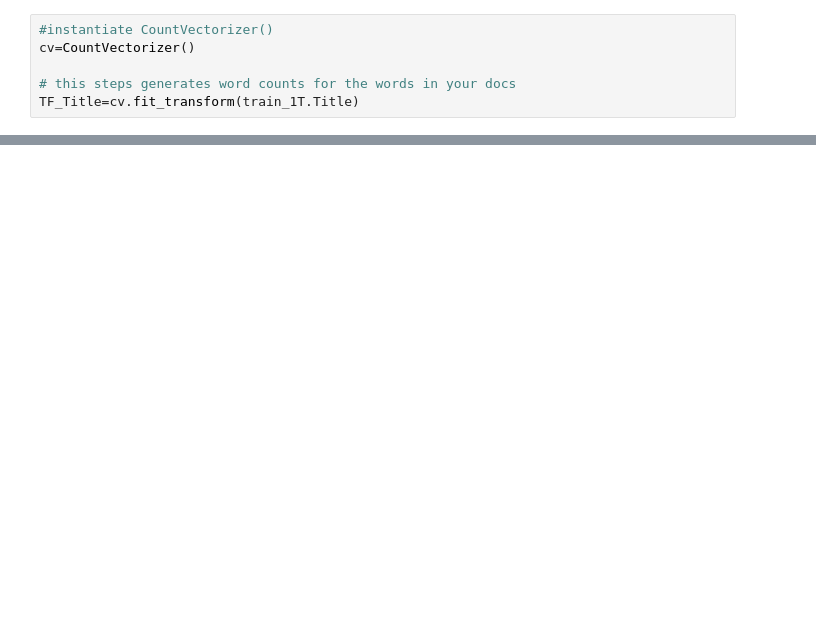
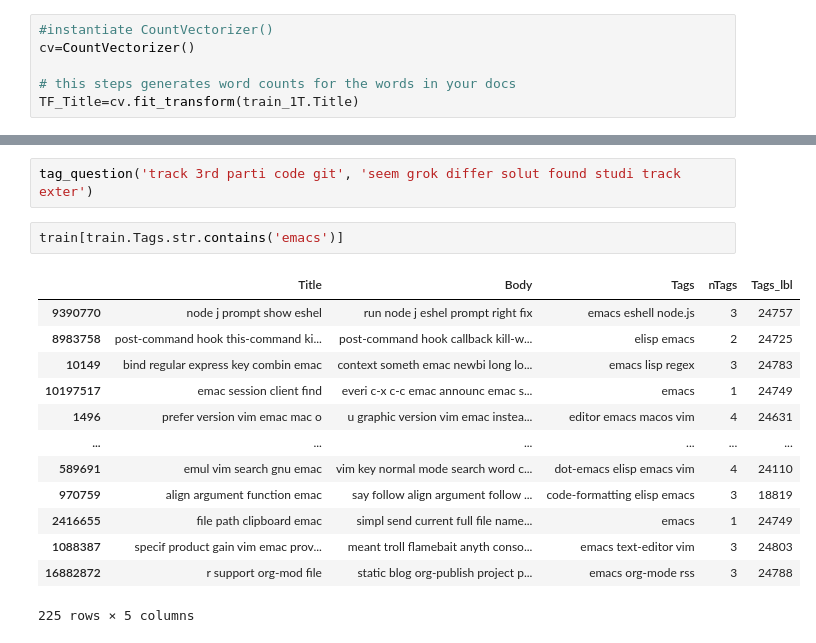
Before and after one commit to FKO78/OC-ds-p6, a Jupyter notebook: P6_Catégorisez_automatiquement_des_questions_MODELISATION.ipynb, the cells around one changed output, grey strips where cells are left out. Drawn from its saved outputs; the diff is of its cells as text; blank space fills up the shorter version.

```diff
--- a/P6_Catégorisez_automatiquement_des_questions_MODELISATION.ipynb
+++ b/P6_Catégorisez_automatiquement_des_questions_MODELISATION.ipynb
@@ -1049,0 +601,18 @@ fgetc getrespons whitespac datat comment direct symbol put renam sudden
+# %%
+tag_question('track 3rd parti code git', 'seem grok differ solut found studi track exter')
+# %%
+train[train.Tags.str.contains('emacs')]
+# %% [output]
+|  | Title | Body | Tags | nTags | Tags_lbl |
+| 9390770 | node j prompt show eshel | run node j eshel prompt right fix | emacs eshell node.js | 3 | 24757 |
+| 8983758 | post-command hook this-command ki... | post-command hook callback kill-w... | elisp emacs | 2 | 24725 |
+| 10149 | bind regular express key combin emac | context someth emac newbi long lo... | emacs lisp regex | 3 | 24783 |
+| 10197517 | emac session client find | everi c-x c-c emac announc emac s... | emacs | 1 | 24749 |
+| 1496 | prefer version vim emac mac o | u graphic version vim emac instea... | editor emacs macos vim | 4 | 24631 |
+| ... | ... | ... | ... | ... | ... |
+| 589691 | emul vim search gnu emac | vim key normal mode search word c... | dot-emacs elisp emacs vim | 4 | 24110 |
+| 970759 | align argument function emac | say follow align argument follow ... | code-formatting elisp emacs | 3 | 18819 |
+| 2416655 | file path clipboard emac | simpl send current full file name... | emacs | 1 | 24749 |
+| 1088387 | specif product gain vim emac prov... | meant troll flamebait anyth conso... | emacs text-editor vim | 3 | 24803 |
+| 16882872 | r support org-mod file | static blog org-publish project p... | emacs org-mode rss | 3 | 24788 |
+225 rows × 5 columns
```
Also changed, not shown: parts of 77 cells of this notebook.
